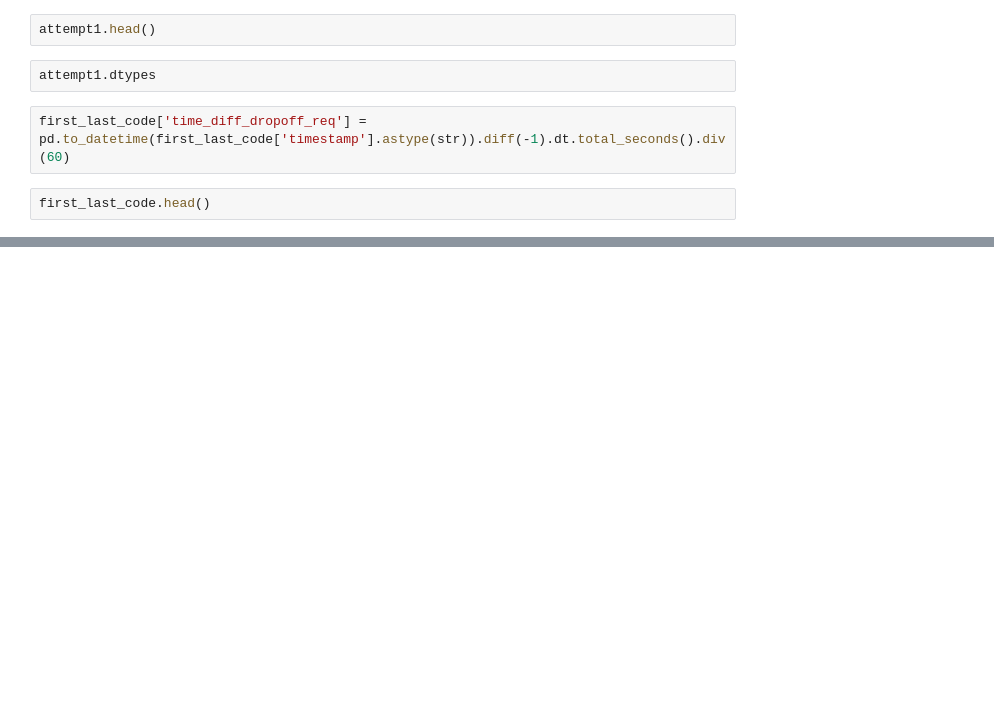
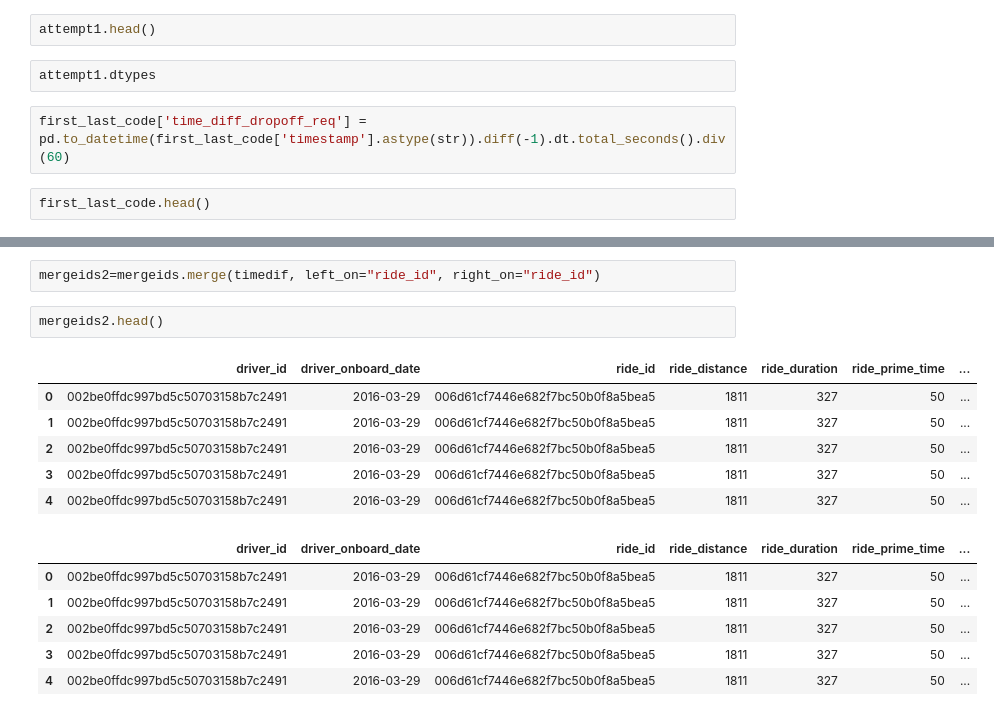
Before and after one commit to Brunadiasmiguel/challenge_drive, a Jupyter notebook: data_wrangling.ipynb, the cells around one changed output, grey strips where cells are left out. Drawn from its saved outputs; the diff is of its cells as text; blank space fills up the shorter version.

```diff
--- a/data_wrangling.ipynb
+++ b/data_wrangling.ipynb
@@ -806,0 +938,17 @@ first_last_code.head()
+# %%
+mergeids2=mergeids.merge(timedif, left_on="ride_id", right_on="ride_id")
+# %%
+mergeids2.head()
+# %% [output]
+|  | driver_id | driver_onboard_date | ride_id | ride_distance | ride_duration | ride_prime_time | ... |
+| 0 | 002be0ffdc997bd5c50703158b7c2491 | 2016-03-29 | 006d61cf7446e682f7bc50b0f8a5bea5 | 1811 | 327 | 50 | ... |
+| 1 | 002be0ffdc997bd5c50703158b7c2491 | 2016-03-29 | 006d61cf7446e682f7bc50b0f8a5bea5 | 1811 | 327 | 50 | ... |
+| 2 | 002be0ffdc997bd5c50703158b7c2491 | 2016-03-29 | 006d61cf7446e682f7bc50b0f8a5bea5 | 1811 | 327 | 50 | ... |
+| 3 | 002be0ffdc997bd5c50703158b7c2491 | 2016-03-29 | 006d61cf7446e682f7bc50b0f8a5bea5 | 1811 | 327 | 50 | ... |
+| 4 | 002be0ffdc997bd5c50703158b7c2491 | 2016-03-29 | 006d61cf7446e682f7bc50b0f8a5bea5 | 1811 | 327 | 50 | ... |
+|  | driver_id | driver_onboard_date | ride_id | ride_distance | ride_duration | ride_prime_time | ... |
+| 0 | 002be0ffdc997bd5c50703158b7c2491 | 2016-03-29 | 006d61cf7446e682f7bc50b0f8a5bea5 | 1811 | 327 | 50 | ... |
+| 1 | 002be0ffdc997bd5c50703158b7c2491 | 2016-03-29 | 006d61cf7446e682f7bc50b0f8a5bea5 | 1811 | 327 | 50 | ... |
+| 2 | 002be0ffdc997bd5c50703158b7c2491 | 2016-03-29 | 006d61cf7446e682f7bc50b0f8a5bea5 | 1811 | 327 | 50 | ... |
+| 3 | 002be0ffdc997bd5c50703158b7c2491 | 2016-03-29 | 006d61cf7446e682f7bc50b0f8a5bea5 | 1811 | 327 | 50 | ... |
+| 4 | 002be0ffdc997bd5c50703158b7c2491 | 2016-03-29 | 006d61cf7446e682f7bc50b0f8a5bea5 | 1811 | 327 | 50 | ... |
```
Also changed, not shown: parts of 35 cells of this notebook.
